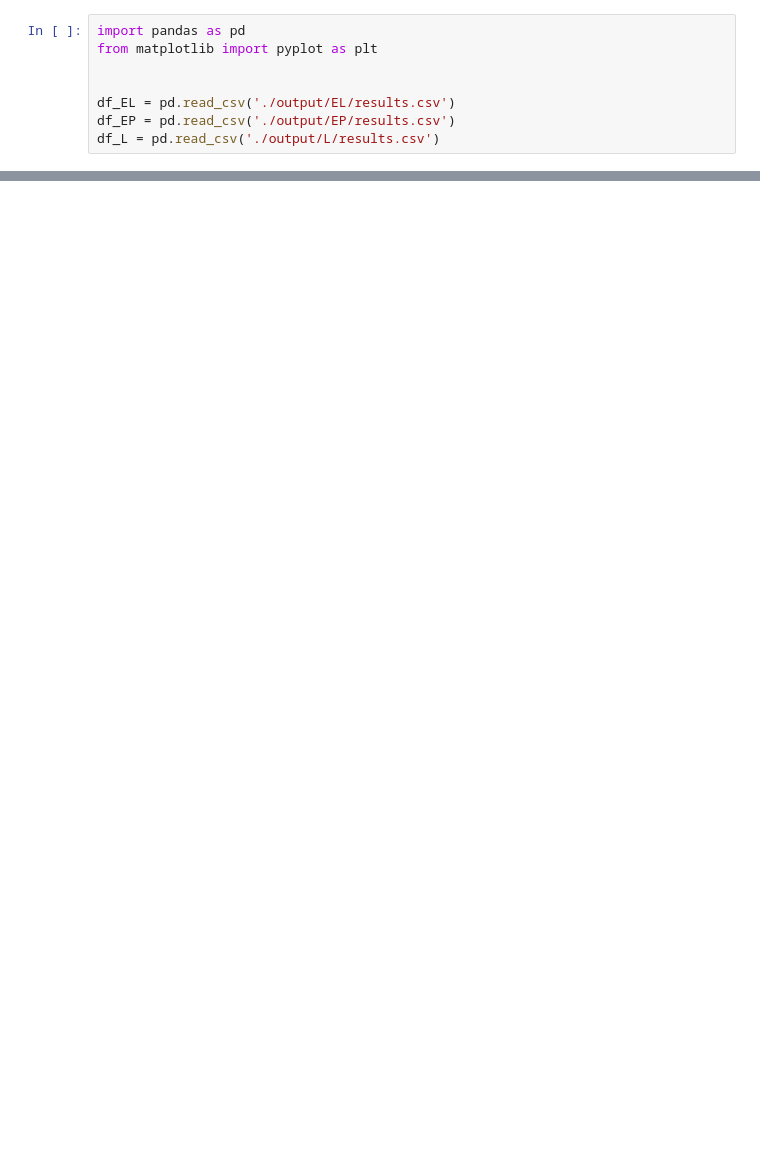
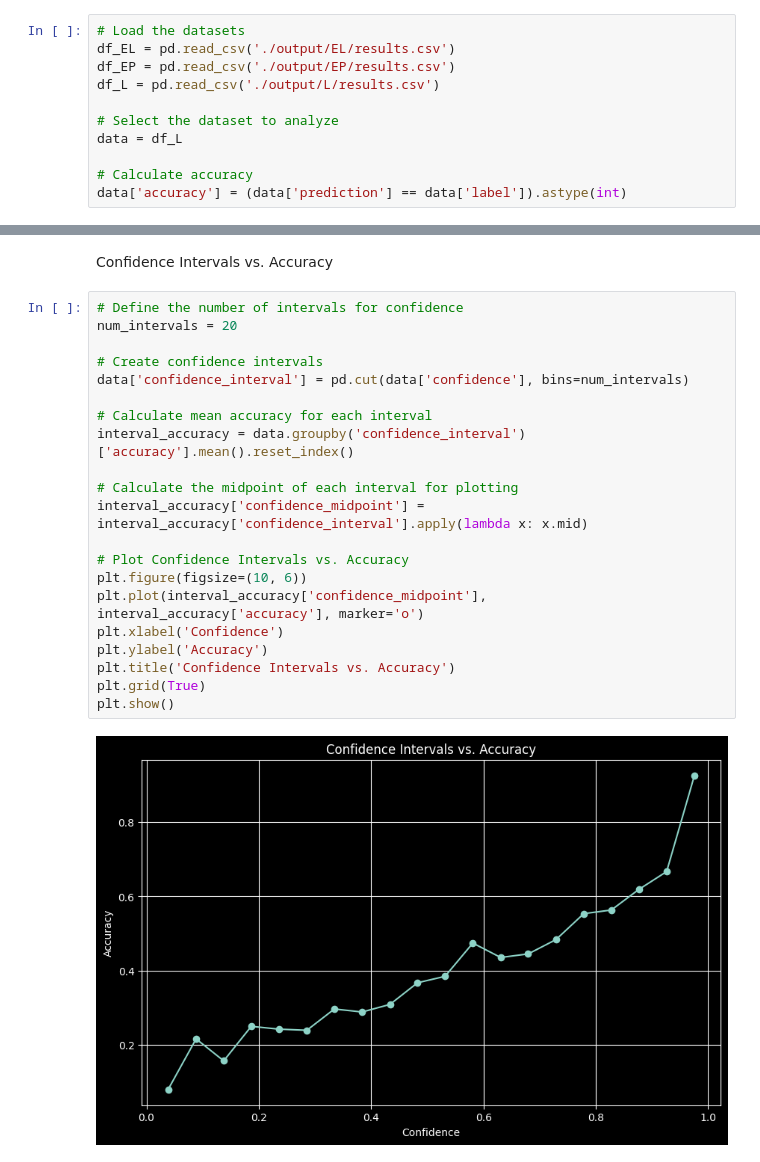
Before and after one commit to Fascetta/Radius-Regularization, a Jupyter notebook: code/classification/custom_test.ipynb, the cells around one changed output, grey strips where cells are left out. Drawn from its saved outputs; the diff is of its cells as text; blank space fills up the shorter version.

Commit message:
Update Jupyter Notebook to include more graphs and performance metrics

```diff
--- a/code/classification/custom_test.ipynb
+++ b/code/classification/custom_test.ipynb
@@ -1,8 +11,11 @@
 # %%
-import pandas as pd
-from matplotlib import pyplot as plt
-
-
+# Load the datasets
 df_EL = pd.read_csv('./output/EL/results.csv')
 df_EP = pd.read_csv('./output/EP/results.csv')
 df_L = pd.read_csv('./output/L/results.csv')
+
+# Select the dataset to analyze
+data = df_L
+
+# Calculate accuracy
+data['accuracy'] = (data['prediction'] == data['label']).astype(int)
@@ -63,0 +22,25 @@ plt.show()
+# %% [markdown]
+Confidence Intervals vs. Accuracy
+# %%
+# Define the number of intervals for confidence
+num_intervals = 20
+
+# Create confidence intervals
+data['confidence_interval'] = pd.cut(data['confidence'], bins=num_intervals)
+
+# Calculate mean accuracy for each interval
+interval_accuracy = data.groupby('confidence_interval')['accuracy'].mean().reset_index()
+
+# Calculate the midpoint of each interval for plotting
+interval_accuracy['confidence_midpoint'] = interval_accuracy['confidence_interval'].apply(lambda x: x.mid)
+
+# Plot Confidence Intervals vs. Accuracy
+plt.figure(figsize=(10, 6))
+plt.plot(interval_accuracy['confidence_midpoint'], interval_accuracy['accuracy'], marker='o')
+plt.xlabel('Confidence')
+plt.ylabel('Accuracy')
+plt.title('Confidence Intervals vs. Accuracy')
+plt.grid(True)
+plt.show()
+# %% [output]
+[figure, added]
```
Also changed, not shown: parts of 13 cells of this notebook, 1 other file.
